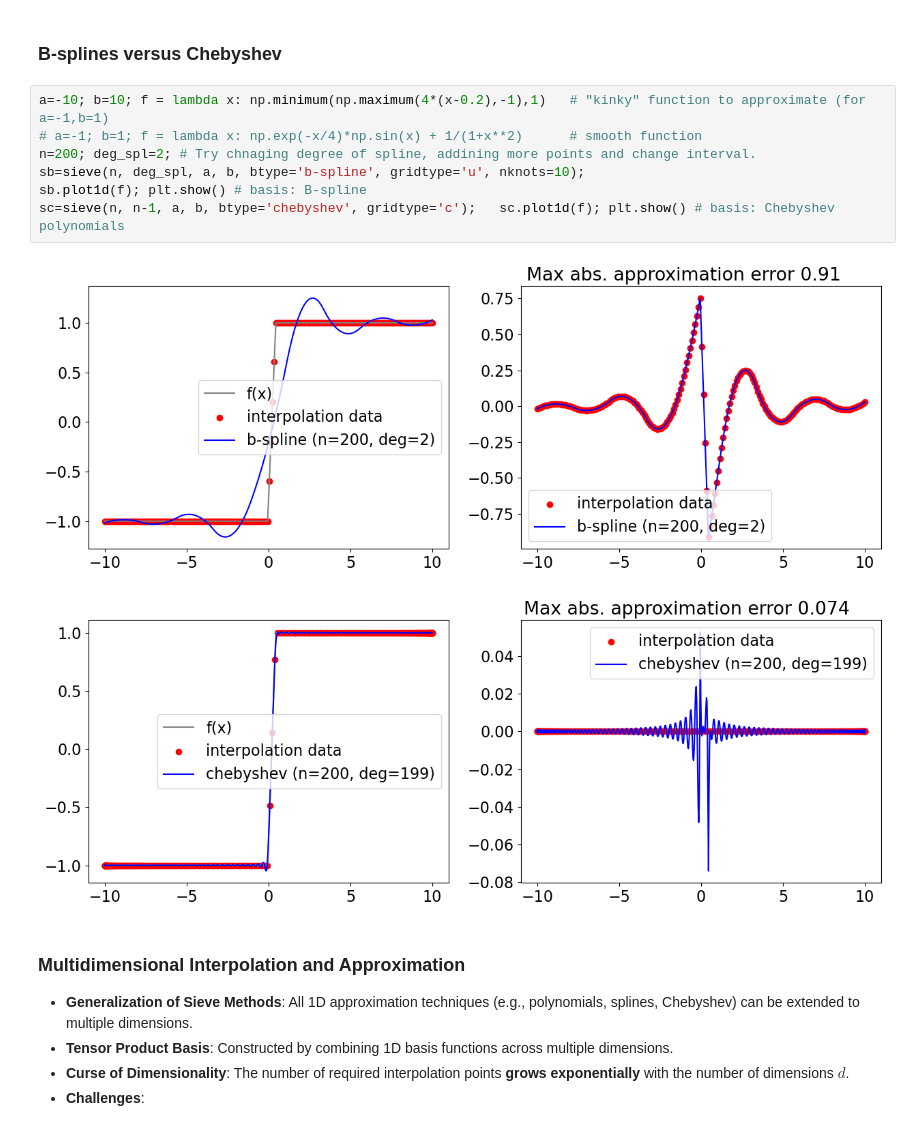
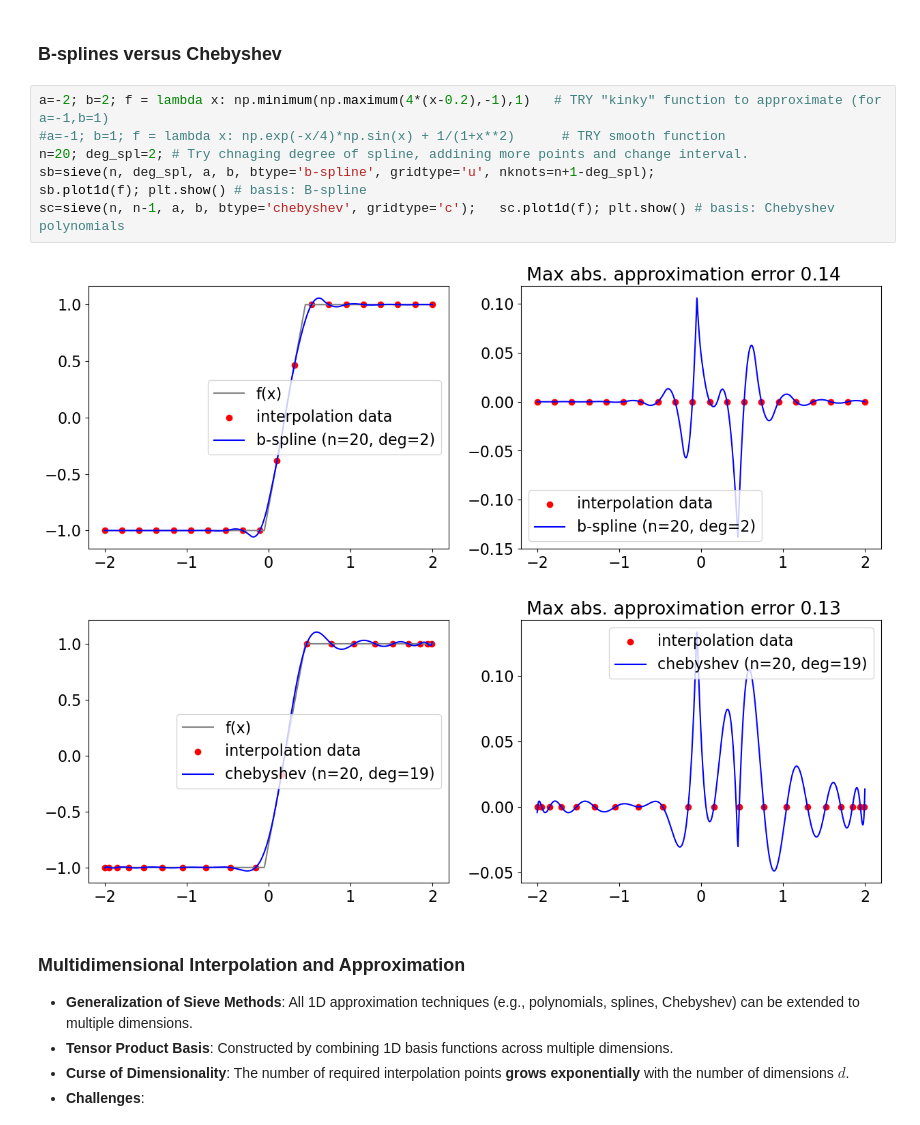
Before and after one commit to bschjerning/dp_ucph, a Jupyter notebook: 1_theory_tools/05_interpolation.ipynb, the cells around one changed output. Drawn from its saved outputs; the diff is of its cells as text.

```diff
--- a/1_theory_tools/05_interpolation.ipynb
+++ b/1_theory_tools/05_interpolation.ipynb
@@ -592,15 +621,15 @@ plt.show()
 # %% [markdown]
 ### B-splines versus Chebyshev
 # %%
-a=-10; b=10; f = lambda x: np.minimum(np.maximum(4*(x-0.2),-1),1)   # "kinky" function to approximate (for a=-1,b=1)
-# a=-1; b=1; f = lambda x: np.exp(-x/4)*np.sin(x) + 1/(1+x**2)      # smooth function
-n=200; deg_spl=2; # Try chnaging degree of spline, addining more points and change interval.
-sb=sieve(n, deg_spl, a, b, btype='b-spline', gridtype='u', nknots=10);
+a=-2; b=2; f = lambda x: np.minimum(np.maximum(4*(x-0.2),-1),1)   # TRY "kinky" function to approximate (for a=-1,b=1)
+#a=-1; b=1; f = lambda x: np.exp(-x/4)*np.sin(x) + 1/(1+x**2)      # TRY smooth function
+n=20; deg_spl=2; # Try chnaging degree of spline, addining more points and change interval.
+sb=sieve(n, deg_spl, a, b, btype='b-spline', gridtype='u', nknots=n+1-deg_spl);
 sb.plot1d(f); plt.show() # basis: B-spline
 sc=sieve(n, n-1, a, b, btype='chebyshev', gridtype='c');   sc.plot1d(f); plt.show() # basis: Chebyshev polynomials
 # %% [output]
-[figure, old version]
+[figure, new version]
-[figure, old version]
+[figure, new version]
 # %% [markdown]
 ### **Multidimensional Interpolation and Approximation**
 
```
Also changed, not shown: parts of 19 cells of this notebook.
